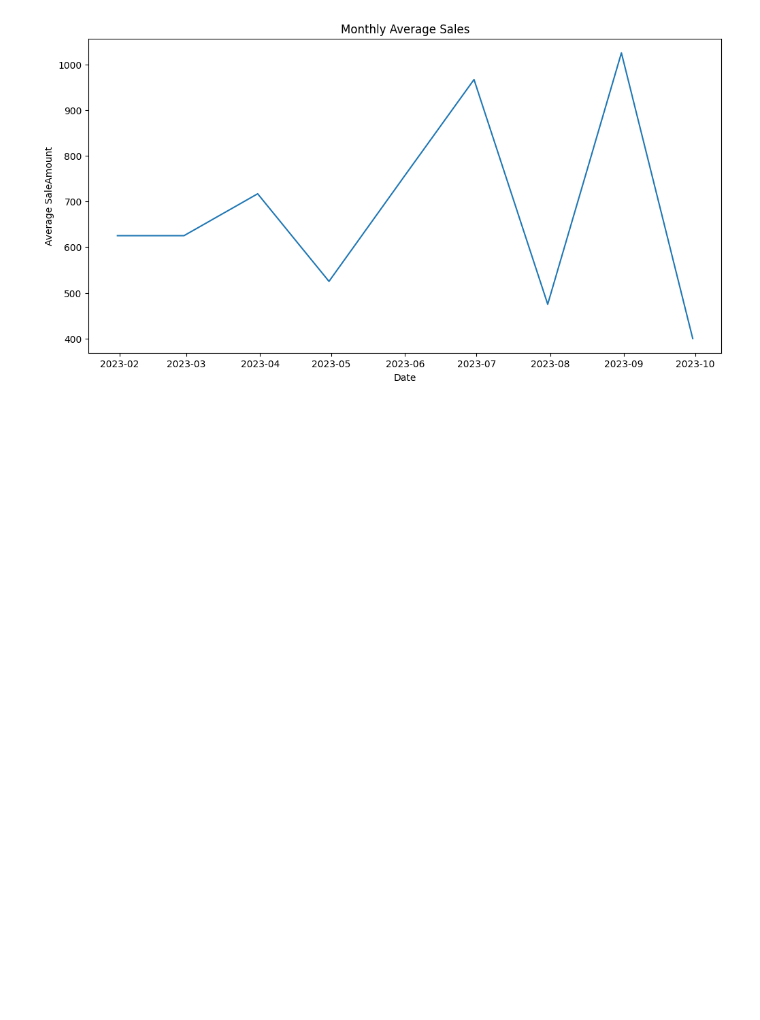
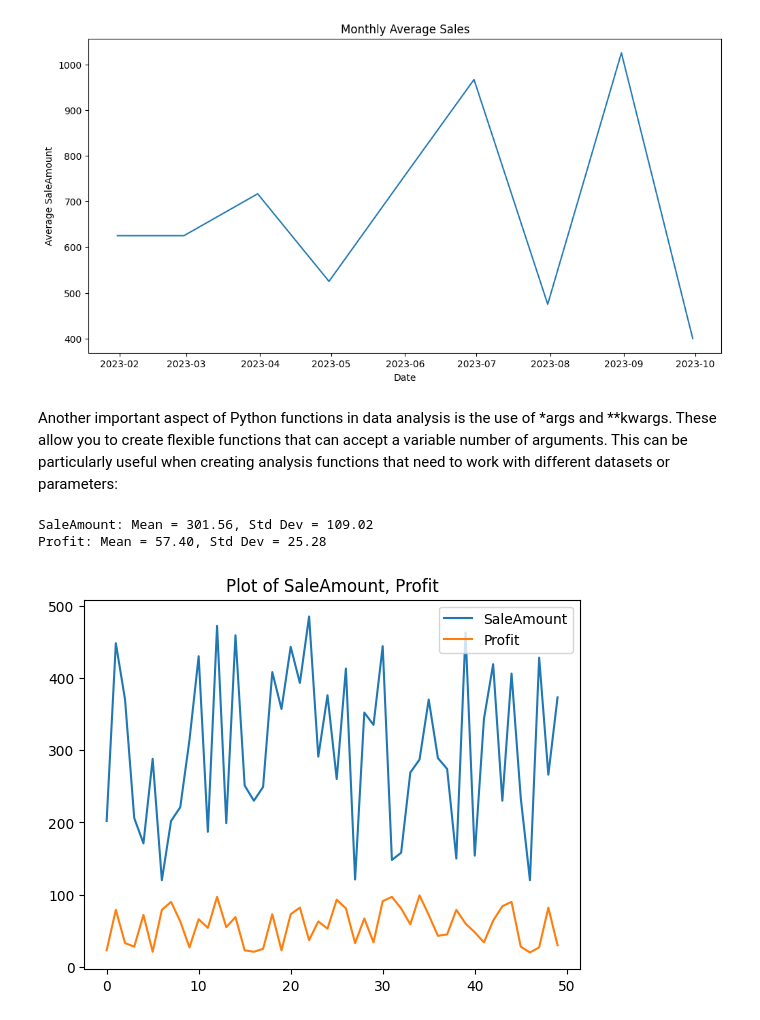
Before and after one commit to linscotti/learn-pandas, a Jupyter notebook: chapter-1.ipynb, the cells around one changed output. Drawn from its saved outputs; the diff is of its cells as text; code cells hidden in the pictures; blank space fills up the shorter version.

```diff
--- a/chapter-1.ipynb
+++ b/chapter-1.ipynb
@@ -166,3 +166,46 @@ Data loaded successfully.
 3 2023-02-18         950
 4 2023-03-01        1200
 [figure]
+# %% [markdown]
+Another important aspect of Python functions in data analysis
+is the use of *args and **kwargs. These allow you to create
+flexible functions that can accept a variable number of
+arguments. This can be particularly useful when creating
+analysis functions that need to work with different datasets or
+parameters:
+# %%
+import pandas as pd
+import numpy as np
+
+# Create a mock DataFrame with random sample data
+np.random.seed(42)  # For reproducibility
+
+data = {
+    "SaleAmount": np.random.randint(
+        100, 500, size=50
+    ),  # Random integers between 100 and 500
+    "Profit": np.random.randint(20, 100, size=50),  # Random integers between 20 and 100
+}
+df = pd.DataFrame(data)
+
+
+# Function to analyze columns
+def analyze_columns(df, *columns, **kwargs):
+    for column in columns:
+        mean = df[column].mean()
+        std = df[column].std()
+        print(f"{column}: Mean = {mean:.2f}, Std Dev = {std:.2f}")
+
+    # Check if 'plot' is in kwargs and set to True
+    if "plot" in kwargs and kwargs["plot"]:
+        df[list(columns)].plot()
+        plt.title(f"Plot of {', '.join(columns)}")
+        plt.show()
+
+
+# Usage
+analyze_columns(df, "SaleAmount", "Profit", plot=True)
+# %% [output]
+SaleAmount: Mean = 301.56, Std Dev = 109.02
+Profit: Mean = 57.40, Std Dev = 25.28
+[figure, added]
```
Also changed, not shown: parts of 3 cells of this notebook.
